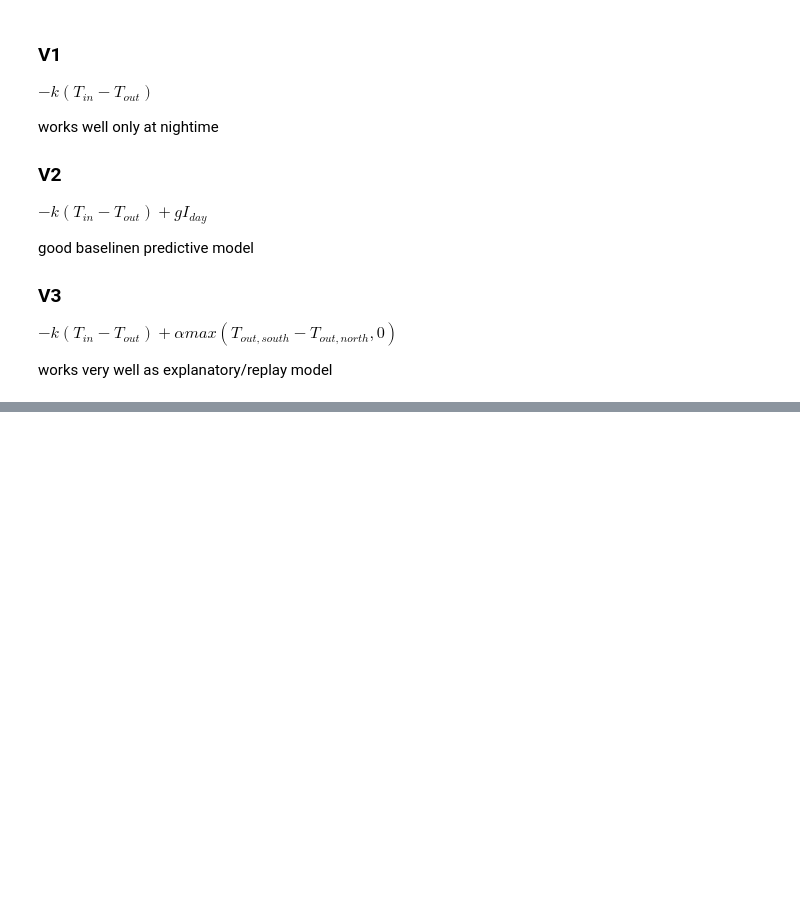
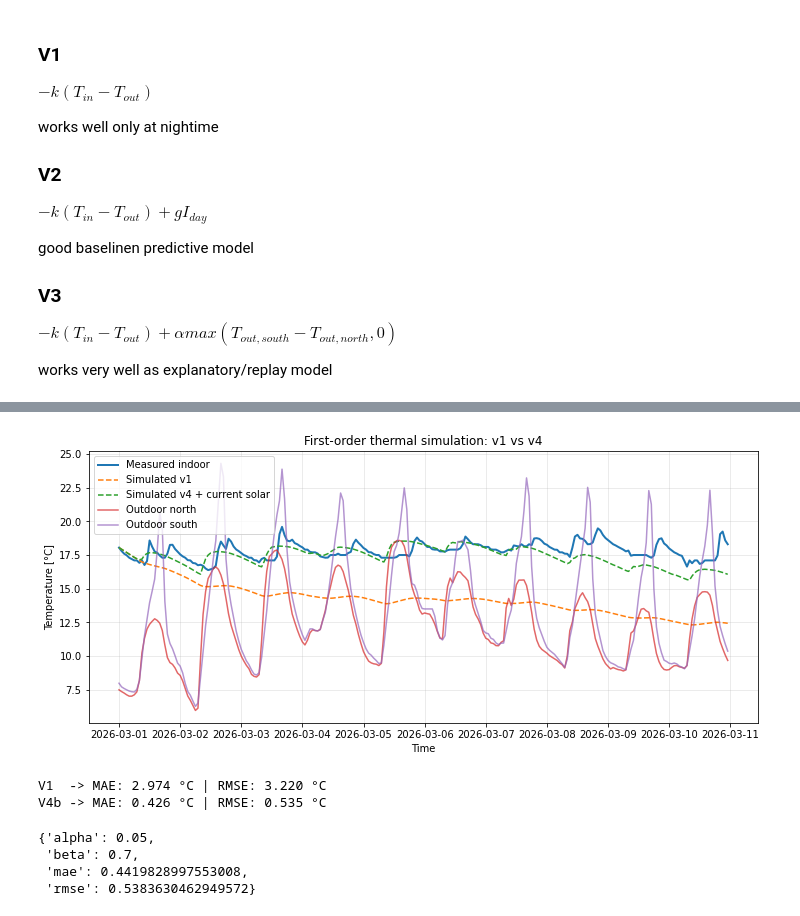
Before and after one commit to sotdousk/SntoHomeAssistant2026, a Jupyter notebook: PythonCodes/thermal_simulator.ipynb, the cells around one changed output, grey strips where cells are left out. Cells and saved outputs as stored; diff of their text form; code cells hidden in the pictures; blank space fills up the shorter version.

```diff
--- a/PythonCodes/thermal_simulator.ipynb
+++ b/PythonCodes/thermal_simulator.ipynb
@@ -443,0 +470,12 @@ works very well as explanatory/replay model
+# %%
+for alpha in [0.05, 0.10, 0.15, 0.20, 0.25, 0.30, 0.35]:
+    df_sim["Tsim_test"] = simulate_first_order_with_current_solar(
+        T0=T0,
+        Tout_ref_series=df_sim[column_out_north],
+        k=k,
+        alpha=alpha,
+        dt=dt
+    )
+
+    mae, rmse = compute_metrics(df_sim[column_in], df_sim["Tsim_test"])
+    print(f"alpha={alpha:.2f} -> MAE={mae:.3f}, RMSE={rmse:.3f}")
@@ -443,0 +490,23 @@ works very well as explanatory/replay model
+# %%
+df_sim["Tsim_v4"] = simulate_first_order_with_current_solar(
+    T0,
+    df_sim[column_out_north],
+    k,
+    alpha=0.18
+)
+# %%
+plt.figure(figsize=(12, 5))
+plt.plot(df_sim.index, df_sim[column_in], label="Measured indoor", linewidth=2)
+plt.plot(df_sim.index, df_sim["Tsim_v1"], label="Simulated v1", linestyle="--")
+plt.plot(df_sim.index, df_sim["Tsim_v4"], label="Simulated v4 + current solar", linestyle="--")
+plt.plot(df_sim.index, df_sim[column_out_north], label="Outdoor north", alpha=0.7)
+plt.plot(df_sim.index, df_sim[column_out_south], label="Outdoor south", alpha=0.7)
+
+plt.title("First-order thermal simulation: v1 vs v4")
+plt.xlabel("Time")
+plt.ylabel("Temperature [°C]")
+plt.legend()
+plt.grid(True, alpha=0.3)
+plt.show()
+# %% [output]
+[figure, added]
@@ -443,0 +575,43 @@ works very well as explanatory/replay model
+# %%
+def compute_metrics(y_true, y_pred):
+    mae = np.mean(np.abs(y_true - y_pred))
+    rmse = np.sqrt(np.mean((y_true - y_pred) ** 2))
+    return mae, rmse
+
+mae_v1, rmse_v1 = compute_metrics(df_sim[column_in], df_sim["Tsim_v1"])
+mae_v4b, rmse_v4b = compute_metrics(df_sim[column_in], df_sim["Tsim_v4b"])
+
+print(f"V1  -> MAE: {mae_v1:.3f} °C | RMSE: {rmse_v1:.3f} °C")
+print(f"V4b -> MAE: {mae_v4b:.3f} °C | RMSE: {rmse_v4b:.3f} °C")
+# %% [output]
+V1  -> MAE: 2.974 °C | RMSE: 3.220 °C
+V4b -> MAE: 0.426 °C | RMSE: 0.535 °C
+# %%
+best = None
+
+for alpha in [0.05, 0.08, 0.10, 0.12, 0.15, 0.18]:
+    for beta in [0.70, 0.80, 0.85, 0.90, 0.95]:
+        tsim, sstate = simulate_first_order_with_memory_solar(
+            T0=T0,
+            Tout_ref_series=df_sim[column_out],
+            k=k,
+            alpha=alpha,
+            beta=beta,
+            dt=dt
+        )
+        mae, rmse = compute_metrics(df_sim[column_in], tsim)
+
+        if best is None or rmse < best["rmse"]:
+            best = {
+                "alpha": alpha,
+                "beta": beta,
+                "mae": mae,
+                "rmse": rmse
+            }
+
+best
+# %% [output]
+{'alpha': 0.05,
+ 'beta': 0.7,
+ 'mae': 0.4419828997553008,
+ 'rmse': 0.5383630462949572}
```
Also changed, not shown: parts of 17 cells of this notebook, 1 other file.
